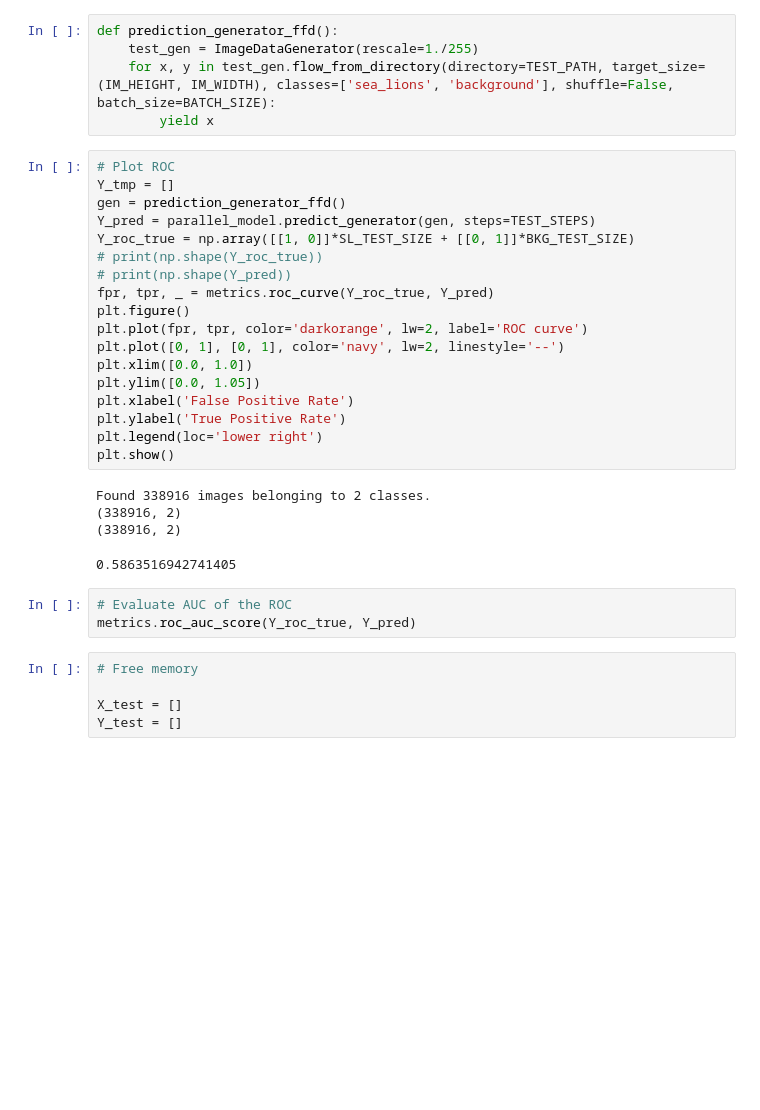
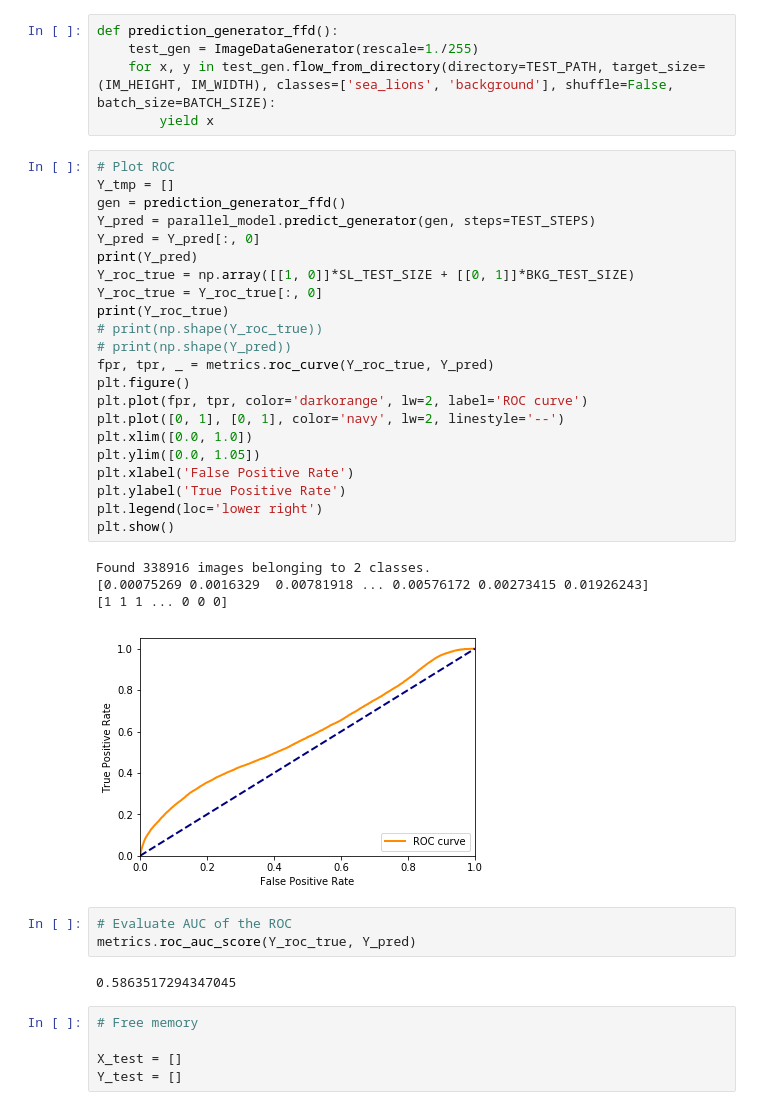
Before and after one commit to marcore94/Sealions, a Jupyter notebook: bin_class_ra_with_augmented_testing.ipynb, the cells around one changed output. Drawn from its saved outputs; the diff is of its cells as text; blank space fills up the shorter version.

Commit message:
Add ROC plot

```diff
--- a/bin_class_ra_with_augmented_testing.ipynb
+++ b/bin_class_ra_with_augmented_testing.ipynb
@@ -154,29 +154,35 @@ def prediction_generator_ffd():
 # %%
 # Plot ROC
 Y_tmp = []
 gen = prediction_generator_ffd()
 Y_pred = parallel_model.predict_generator(gen, steps=TEST_STEPS)
+Y_pred = Y_pred[:, 0]
+print(Y_pred)
 Y_roc_true = np.array([[1, 0]]*SL_TEST_SIZE + [[0, 1]]*BKG_TEST_SIZE)
+Y_roc_true = Y_roc_true[:, 0]
+print(Y_roc_true)
 # print(np.shape(Y_roc_true))
 # print(np.shape(Y_pred))
 fpr, tpr, _ = metrics.roc_curve(Y_roc_true, Y_pred)
 plt.figure()
 plt.plot(fpr, tpr, color='darkorange', lw=2, label='ROC curve')
 plt.plot([0, 1], [0, 1], color='navy', lw=2, linestyle='--')
 plt.xlim([0.0, 1.0])
 plt.ylim([0.0, 1.05])
 plt.xlabel('False Positive Rate')
 plt.ylabel('True Positive Rate')
 plt.legend(loc='lower right')
 plt.show()
 # %% [output]
 Found 338916 images belonging to 2 classes.
-(338916, 2)
-(338916, 2)
+[0.00075269 0.0016329  0.00781918 ... 0.00576172 0.00273415 0.01926243]
+[1 1 1 ... 0 0 0]
-0.5863516942741405
+[figure, added]
 # %%
 # Evaluate AUC of the ROC
 metrics.roc_auc_score(Y_roc_true, Y_pred)
+# %% [output]
+0.5863517294347045
 # %%
 # Free memory
 
```
Also changed, not shown: parts of 1 cell of this notebook, 1 other file.
